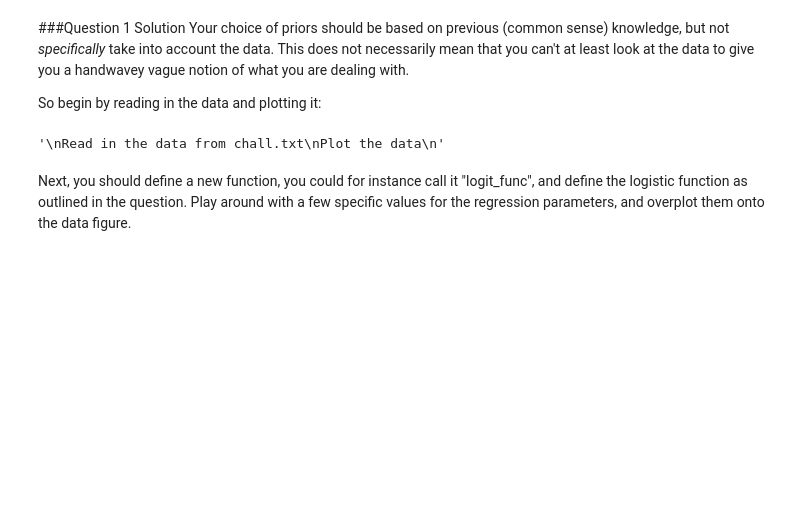
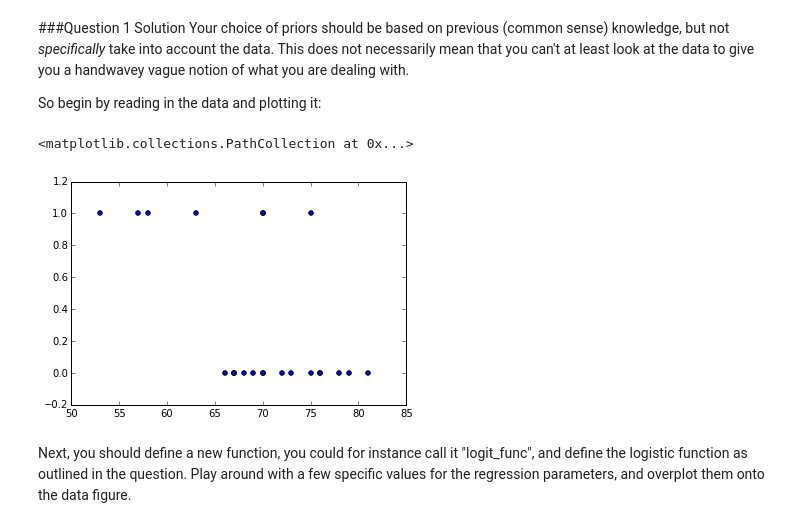
Before and after one commit to pmelchior/usrp-sciprog, a Jupyter notebook: day6/rmurata/Challenger.ipynb, the cells around one changed output. Cells and saved outputs as stored; diff of their text form; code cells hidden in the pictures; blank space fills up the shorter version.

```diff
--- a/day6/rmurata/Challenger.ipynb
+++ b/day6/rmurata/Challenger.ipynb
@@ -47,12 +47,15 @@ So begin by reading in the data and plotting it:
 # %%
 """
 Read in the data from chall.txt
 Plot the data
 """
 
 ### Your code here ###
+data = np.loadtxt('../../data/chall.txt')
+plt.scatter(data[:,0], data[:,1])
 # %% [output]
-'\nRead in the data from chall.txt\nPlot the data\n'
+<matplotlib.collections.PathCollection at 0x...>
+[figure, added]
 # %% [markdown]
 Next, you should define a new function, you could for instance call it "logit_func", and define the logistic function as outlined in the question. Play around with a few specific values for the regression parameters, and overplot them onto the data figure.
 # %%
```
Also changed, not shown: parts of 10 cells of this notebook.
